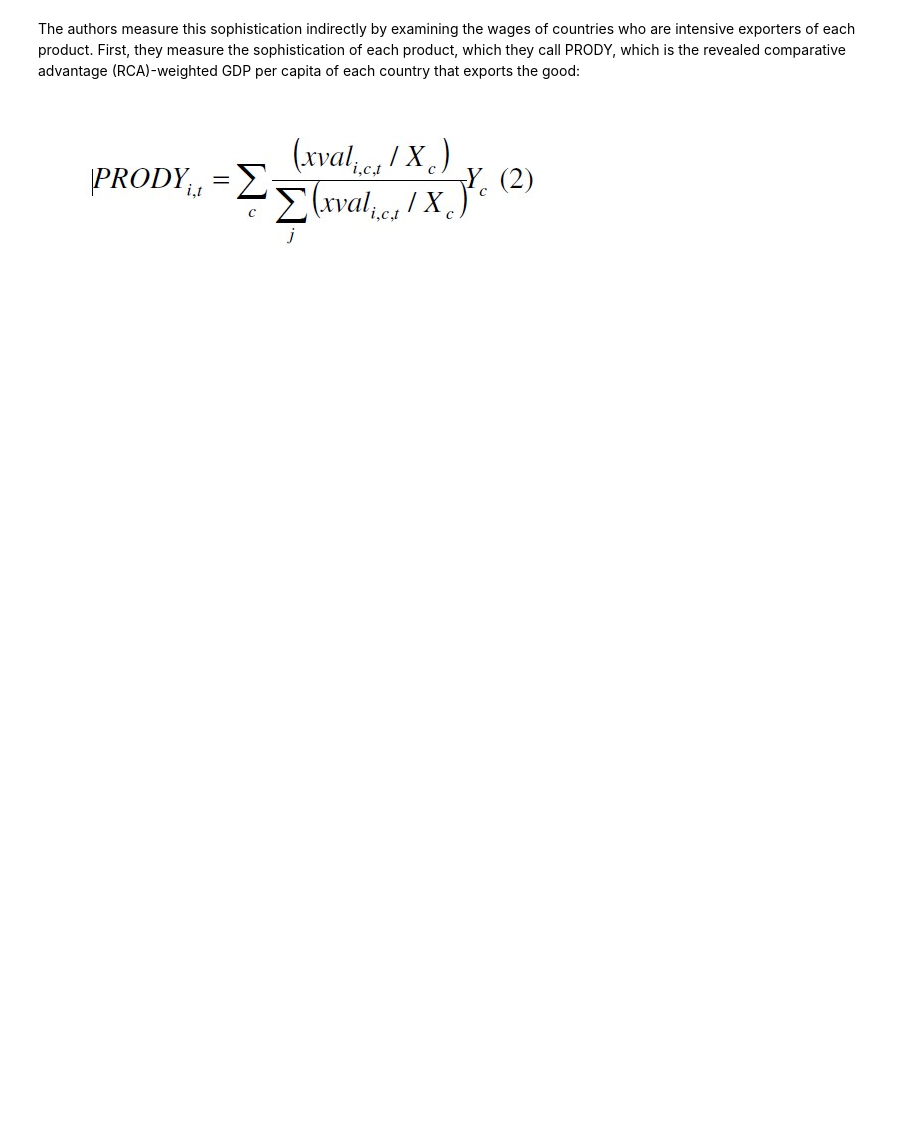
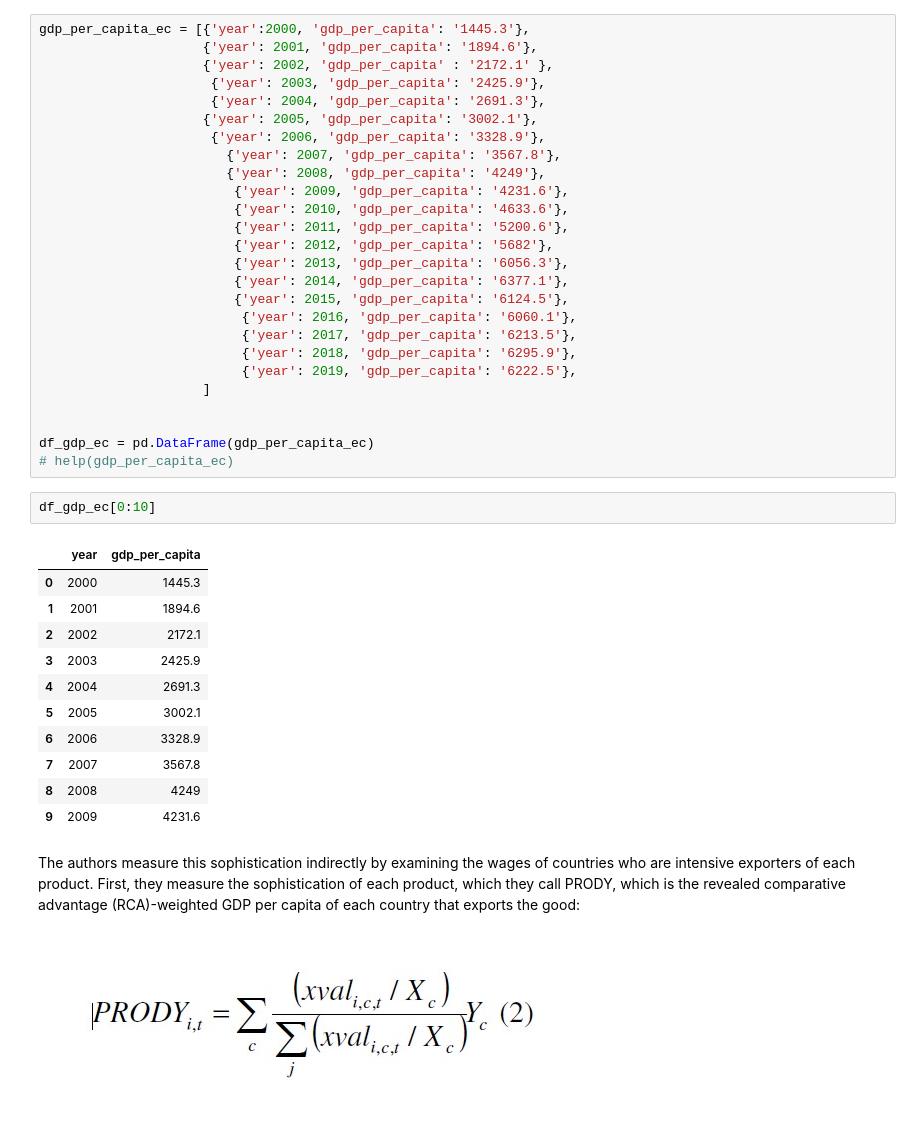
Before and after one commit to descandon88/Ecuador-Growth-data-set, a Jupyter notebook: funciones/prody.ipynb, the cells around one changed output. Saved outputs shown, nothing was run; the diff lists cells and outputs as text; blank space fills up the shorter version.

```diff
--- a/funciones/prody.ipynb
+++ b/funciones/prody.ipynb
@@ -5,3 +172,43 @@ import matplotlib.pyplot as plt
+# %%
+gdp_per_capita_ec = [{'year':2000, 'gdp_per_capita': '1445.3'},
+                     {'year': 2001, 'gdp_per_capita': '1894.6'},
+                     {'year': 2002, 'gdp_per_capita' : '2172.1' },
+                      {'year': 2003, 'gdp_per_capita': '2425.9'},
+                      {'year': 2004, 'gdp_per_capita': '2691.3'},
+                     {'year': 2005, 'gdp_per_capita': '3002.1'},
+                      {'year': 2006, 'gdp_per_capita': '3328.9'},
+                        {'year': 2007, 'gdp_per_capita': '3567.8'},
+                        {'year': 2008, 'gdp_per_capita': '4249'},
+                         {'year': 2009, 'gdp_per_capita': '4231.6'},
+                         {'year': 2010, 'gdp_per_capita': '4633.6'},
+                         {'year': 2011, 'gdp_per_capita': '5200.6'},
+                         {'year': 2012, 'gdp_per_capita': '5682'},
+                         {'year': 2013, 'gdp_per_capita': '6056.3'},
+                         {'year': 2014, 'gdp_per_capita': '6377.1'},
+                         {'year': 2015, 'gdp_per_capita': '6124.5'},
+                          {'year': 2016, 'gdp_per_capita': '6060.1'},
+                          {'year': 2017, 'gdp_per_capita': '6213.5'},
+                          {'year': 2018, 'gdp_per_capita': '6295.9'},
+                          {'year': 2019, 'gdp_per_capita': '6222.5'},
+                     ]
+
+
+df_gdp_ec = pd.DataFrame(gdp_per_capita_ec)
+# help(gdp_per_capita_ec)
+# %%
+df_gdp_ec[0:10]
+# %% [output]
+|  | year | gdp_per_capita |
+| 0 | 2000 | 1445.3 |
+| 1 | 2001 | 1894.6 |
+| 2 | 2002 | 2172.1 |
+| 3 | 2003 | 2425.9 |
+| 4 | 2004 | 2691.3 |
+| 5 | 2005 | 3002.1 |
+| 6 | 2006 | 3328.9 |
+| 7 | 2007 | 3567.8 |
+| 8 | 2008 | 4249 |
+| 9 | 2009 | 4231.6 |
 # %% [markdown]
 The authors measure this sophistication indirectly by examining the wages of countries
 who are intensive exporters of each product. First, they measure the sophistication of each
```
Also changed, not shown: parts of 13 cells of this notebook.
